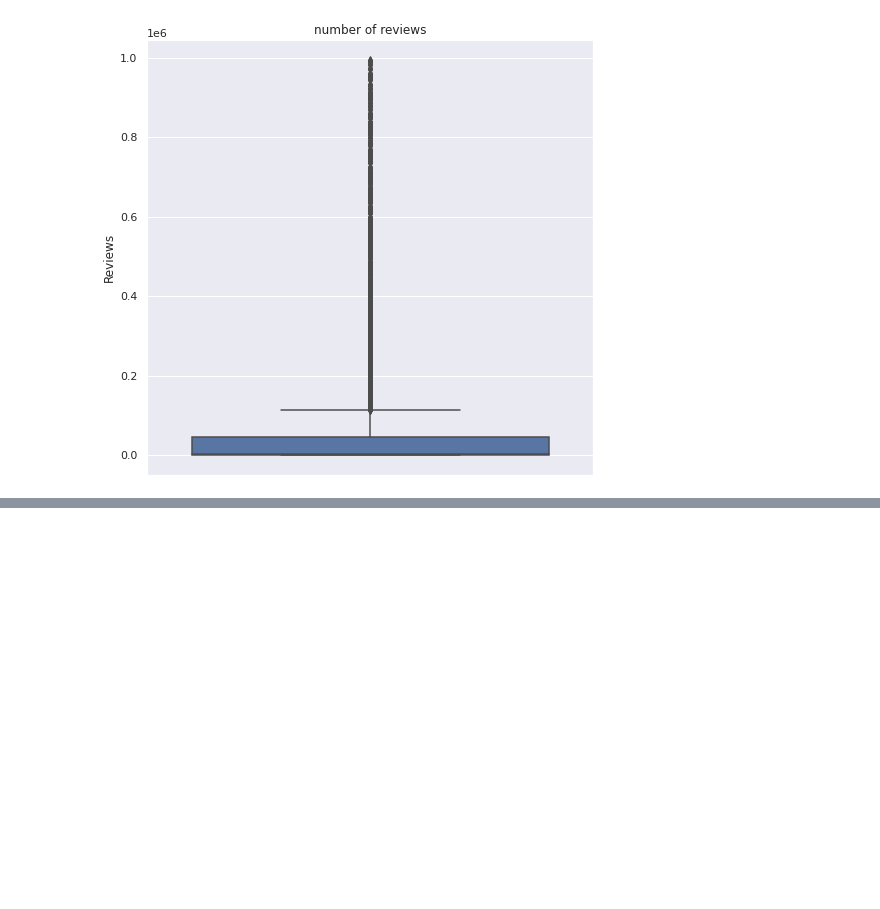
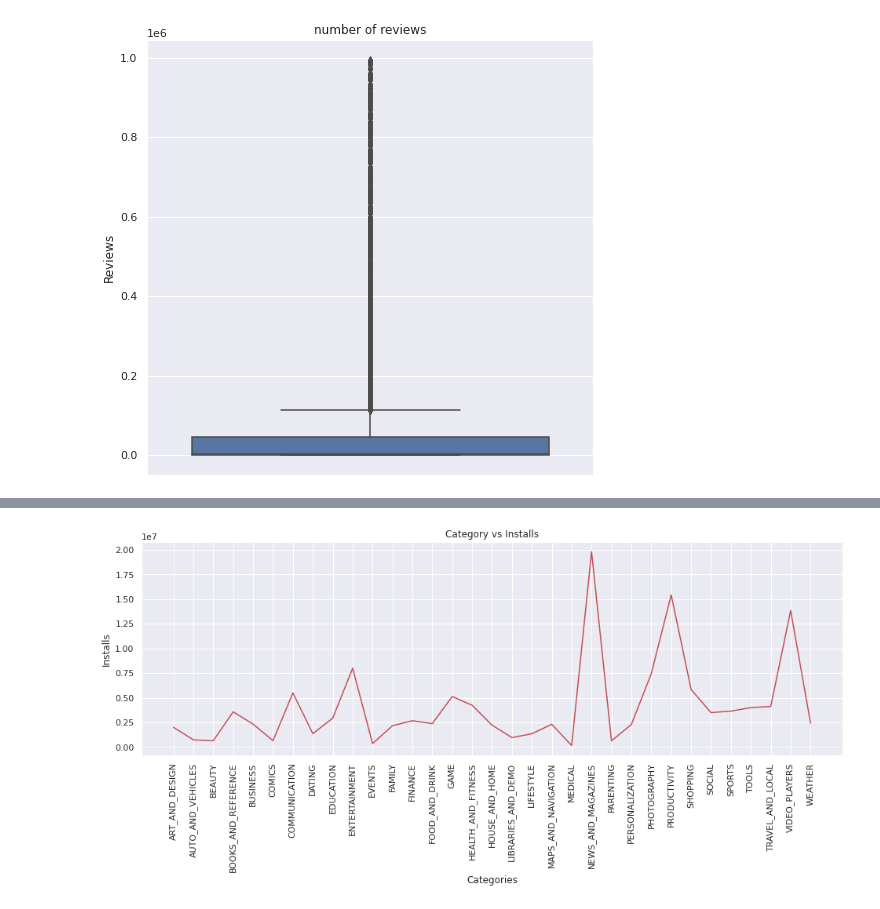
Before and after one commit to DeepakSingh1992/EDA-PROJECT, a Jupyter notebook: Deepak_Singh_EDA_of_Play_Store_App_Review_Analysis_Capstone_Project.ipynb, the cells around one changed output, grey strips where cells are left out. Saved outputs shown, nothing was run; the diff lists cells and outputs as text; code cells hidden in the pictures; blank space fills up the shorter version.

```diff
--- a/Deepak_Singh_EDA_of_Play_Store_App_Review_Analysis_Capstone_Project.ipynb
+++ b/Deepak_Singh_EDA_of_Play_Store_App_Review_Analysis_Capstone_Project.ipynb
@@ -669,0 +672,9 @@ plt.show()
+# %%
+#initializing the installs, price, reviews as x, y, z
+g = df.groupby("Category")
+x = g["Installs"].agg(np.mean)
+y = g["Price"].agg(np.sum)
+z = g["Reviews"].agg(np.mean)
+print(x)
+print(y)
+print(z)
@@ -669,0 +699,11 @@ plt.show()
+# %%
+# plotting graph of category vs intalls
+plt.figure(figsize = (16, 5))
+plt.plot(x, color = "r")
+plt.xticks(rotation = 90)
+plt.title("Category vs Installs")
+plt.xlabel("Categories")
+plt.ylabel("Installs")
+plt.show()
+# %% [output]
+[figure, added]
```
Also changed, not shown: parts of 7 cells of this notebook.
